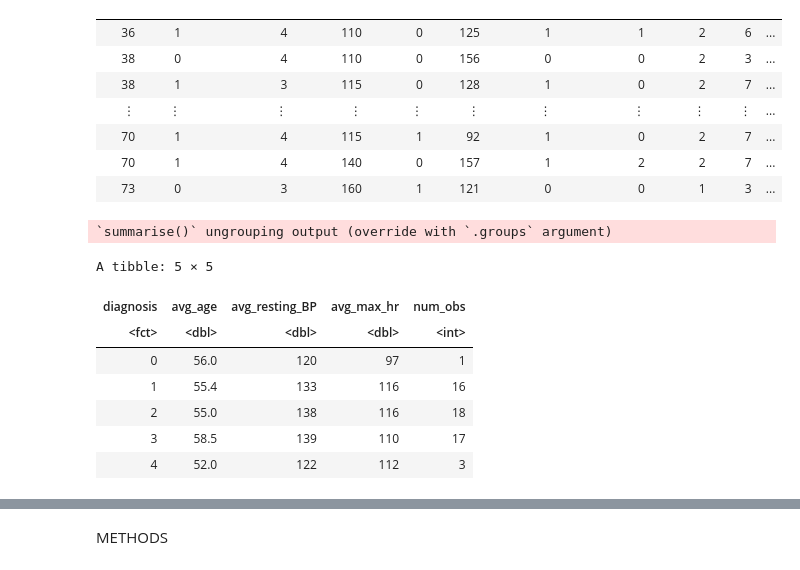
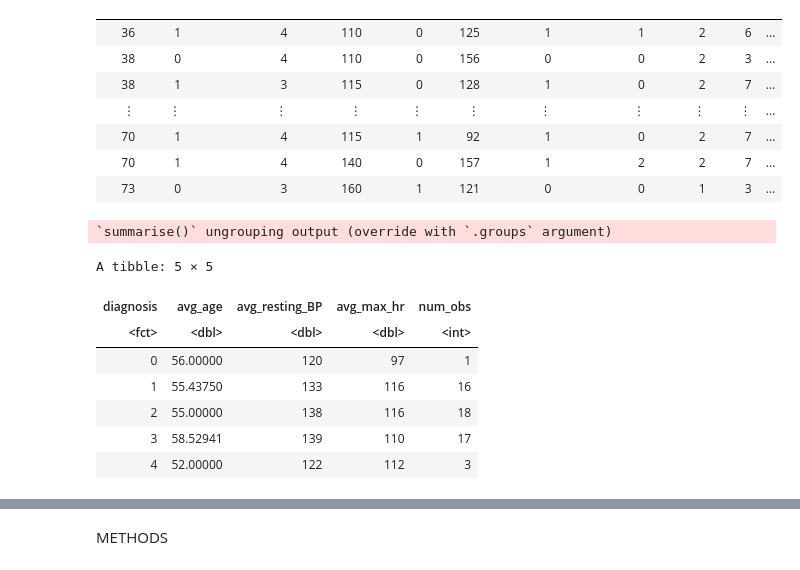
Before and after one commit to camirr/Heart-Disease-Data-Set-Case-Study, a Jupyter notebook: Project_proposal.ipynb, the cells around one changed output, grey strips where cells are left out. Cells and saved outputs as stored; diff of their text form; code cells hidden in the pictures.

```diff
--- a/Project_proposal.ipynb
+++ b/Project_proposal.ipynb
@@ -55,25 +55,25 @@ A tibble: 55 × 11
 | 70 | 1 | 4 | 140 | 0 | 157 | 1 | 2 | 2 | 7 | ... |
 | 73 | 0 | 3 | 160 | 1 | 121 | 0 | 0 | 1 | 3 | ... |
 # %%
-# Group by diagnosis and find average age, resting blood pressure and maximum heart rate achieved, and the number of observations
+# Group by diagnosis and find age, average resting blood pressure and maximum heart rate achieved, and the number of observations
 heart_disease_data_sum <- heart_disease_data %>%
                     select(age,resting_BP, max_hr, diagnosis)%>%
                     group_by(diagnosis)%>%
-                    summarize(avg_age = round(mean(age), digit = 1),
+                    summarize(avg_age = mean(age),
                               avg_resting_BP = round(mean(resting_BP)),
                               avg_max_hr = round(mean(max_hr)),
                               num_obs = n())
 heart_disease_data_sum
 # %% [output]
 `summarise()` ungrouping output (override with `.groups` argument)
 A tibble: 5 × 5
 | diagnosis | avg_age | avg_resting_BP | avg_max_hr | num_obs |
 | <fct> | <dbl> | <dbl> | <dbl> | <int> |
-| 0 | 56.0 | 120 | 97 | 1 |
-| 1 | 55.4 | 133 | 116 | 16 |
-| 2 | 55.0 | 138 | 116 | 18 |
-| 3 | 58.5 | 139 | 110 | 17 |
-| 4 | 52.0 | 122 | 112 | 3 |
+| 0 | 56.00000 | 120 | 97 | 1 |
+| 1 | 55.43750 | 133 | 116 | 16 |
+| 2 | 55.00000 | 138 | 116 | 18 |
+| 3 | 58.52941 | 139 | 110 | 17 |
+| 4 | 52.00000 | 122 | 112 | 3 |
 # %%
 # Plot for age vs. resting blood pressure
 
```
Also changed, not shown: parts of 3 cells of this notebook.
